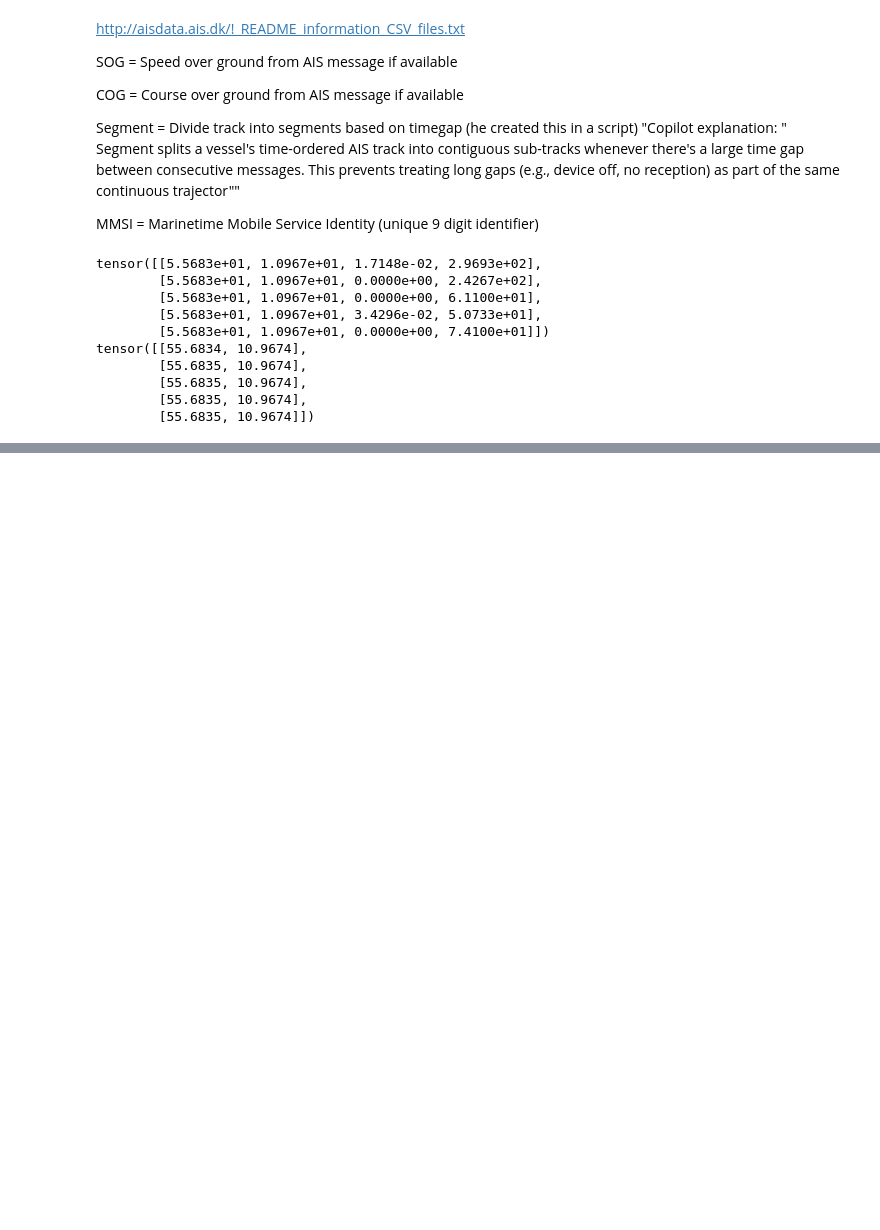
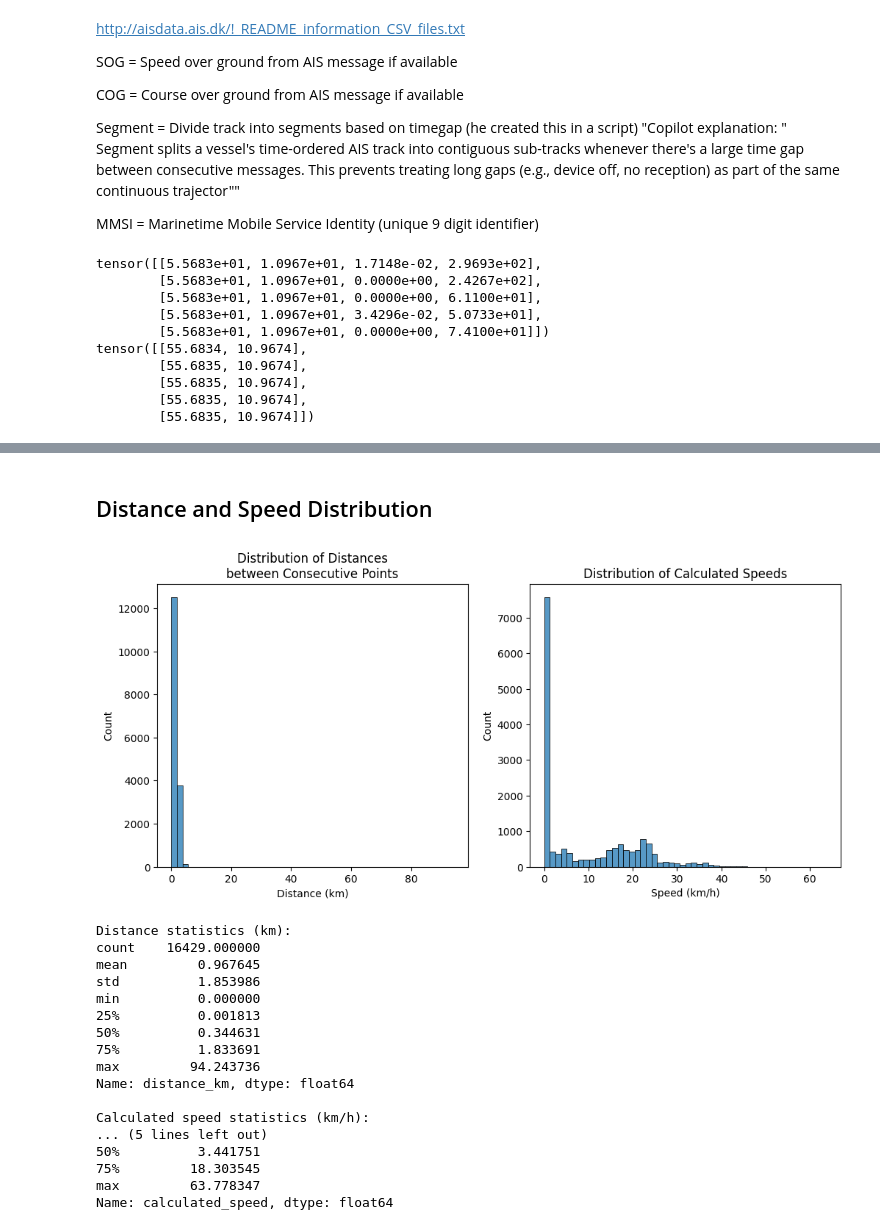
Before and after one commit to veronikal24/DeepLearning, a Jupyter notebook: DataExplorationVeronika.ipynb, the cells around one changed output, grey strips where cells are left out. Saved outputs shown, nothing was run; the diff lists cells and outputs as text; code cells hidden in the pictures; blank space fills up the shorter version.

```diff
--- a/DataExplorationVeronika.ipynb
+++ b/DataExplorationVeronika.ipynb
@@ -203,0 +141,73 @@ Wrote sample_for_modeling.parquet
+# %% [markdown]
+## Distance and Speed Distribution
+# %%
+# Calculate distances and analyze movement patterns
+from math import radians, sin, cos, sqrt, atan2
+
+def haversine_distance(lat1, lon1, lat2, lon2):
+    R = 6371  # Earth's radius in kilometers
+
+    lat1, lon1, lat2, lon2 = map(radians, [lat1, lon1, lat2, lon2])
+
+    dlat = lat2 - lat1
+    dlon = lon2 - lon1
+
+    a = sin(dlat/2)**2 + cos(lat1) * cos(lat2) * sin(dlon/2)**2
+    c = 2 * atan2(sqrt(a), sqrt(1-a))
+    distance = R * c
+
+    return distance
+
+# Calculate distances between consecutive points for each vessel
+df_sorted['distance_km'] = df_sorted.groupby('MMSI').apply(
+    lambda x: pd.Series(
+        [haversine_distance(lat1, lon1, lat2, lon2)
+         for lat1, lon1, lat2, lon2
+         in zip(x['Latitude'].iloc[:-1], x['Longitude'].iloc[:-1],
+               x['Latitude'].iloc[1:], x['Longitude'].iloc[1:])],
+        index=x.index[1:]
+    )
+).reset_index(level=0, drop=True)
+
+# Calculate speed between points (km/h)
+df_sorted['calculated_speed'] = df_sorted['distance_km'] / (df_sorted['time_diff'].dt.total_seconds() / 3600)
+
+# Analyze and plot distance distribution
+plt.figure(figsize=(12, 5))
+plt.subplot(1, 2, 1)
+sns.histplot(df_sorted['distance_km'].dropna(), bins=50)
+plt.title('Distribution of Distances\nbetween Consecutive Points')
+plt.xlabel('Distance (km)')
+plt.ylabel('Count')
+
+plt.subplot(1, 2, 2)
+sns.histplot(df_sorted['calculated_speed'].dropna(), bins=50)
+plt.title('Distribution of Calculated Speeds')
+plt.xlabel('Speed (km/h)')
+plt.ylabel('Count')
+plt.show()
+
+# Print statistics
+print("\nDistance statistics (km):")
+print(df_sorted['distance_km'].describe())
+print("\nCalculated speed statistics (km/h):")
+print(df_sorted['calculated_speed'].describe())
+# %% [output]
+[figure, added]
+Distance statistics (km):
+count    16429.000000
+mean         0.967645
+std          1.853986
+min          0.000000
+25%          0.001813
+50%          0.344631
+75%          1.833691
+max         94.243736
+Name: distance_km, dtype: float64
+
+Calculated speed statistics (km/h):
+... (5 lines left out)
+50%          3.441751
+75%         18.303545
+max         63.778347
+Name: calculated_speed, dtype: float64
```
Also changed, not shown: parts of 18 cells of this notebook.
